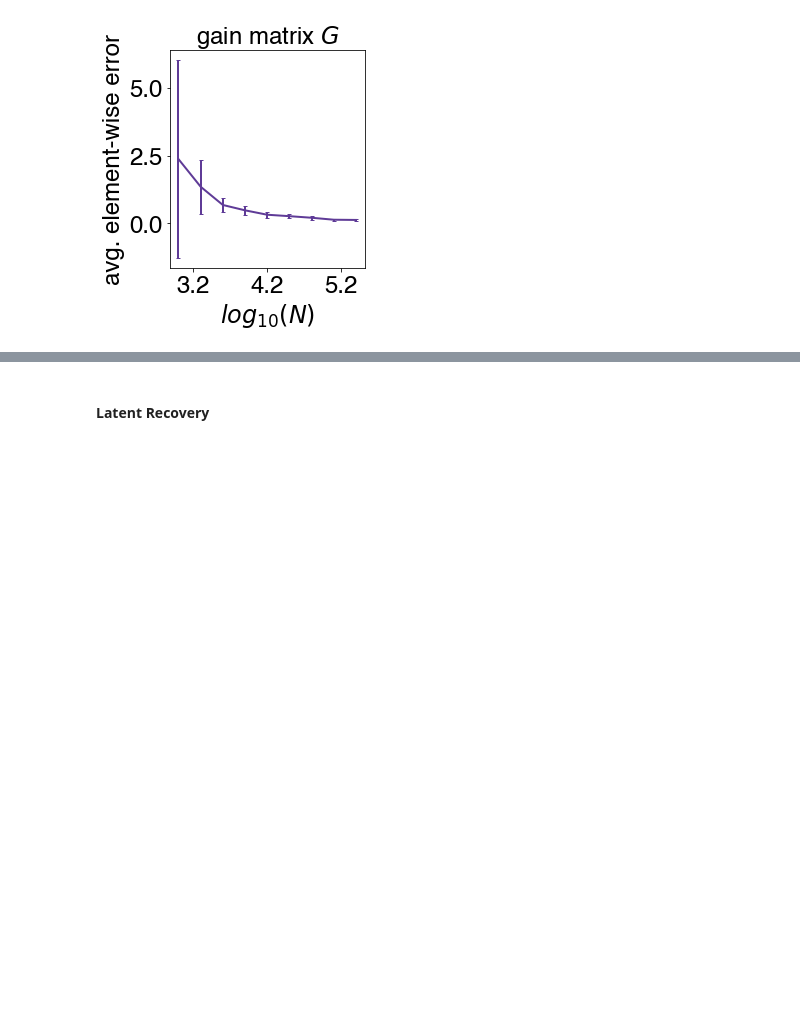
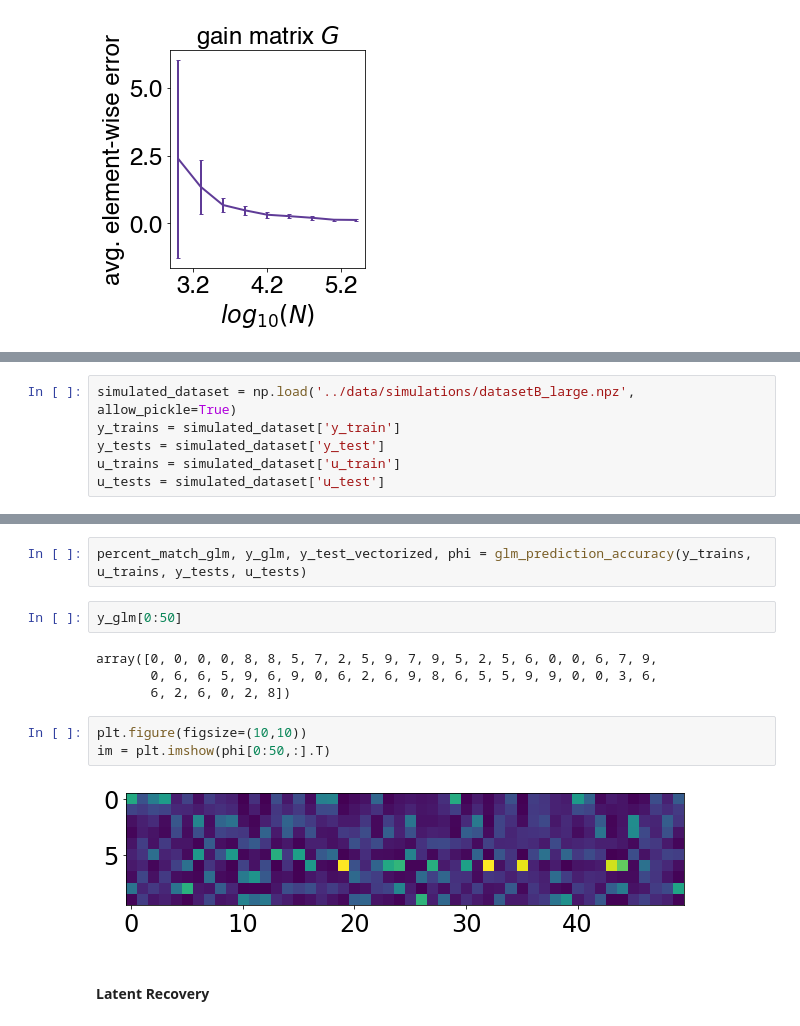
Before and after one commit to irisstone/bestLDS, a Jupyter notebook: figures/fig2.ipynb, the cells around one changed output, grey strips where cells are left out. Saved outputs shown, nothing was run; the diff lists cells and outputs as text; blank space fills up the shorter version.

Commit message:
minor updates to figure notebooks

```diff
--- a/figures/fig2.ipynb
+++ b/figures/fig2.ipynb
@@ -138,0 +145,6 @@ plt.savefig("saved_images/fig2i.pdf",transparent=True)
+# %%
+simulated_dataset = np.load('../data/simulations/datasetB_large.npz', allow_pickle=True)
+y_trains = simulated_dataset['y_train']
+y_tests = simulated_dataset['y_test']
+u_trains = simulated_dataset['u_train']
+u_tests = simulated_dataset['u_test']
@@ -139,3 +171,16 @@ plt.savefig("saved_images/fig2i.pdf",transparent=True)
+# %%
+percent_match_glm, y_glm, y_test_vectorized, phi = glm_prediction_accuracy(y_trains, u_trains, y_tests, u_tests)
+# %%
+y_glm[0:50]
+# %% [output]
+array([0, 0, 0, 0, 8, 8, 5, 7, 2, 5, 9, 7, 9, 5, 2, 5, 6, 0, 0, 6, 7, 9,
+       0, 6, 6, 5, 9, 6, 9, 0, 6, 2, 6, 9, 8, 6, 5, 5, 9, 9, 0, 0, 3, 6,
+       6, 2, 6, 0, 2, 8])
+# %%
+plt.figure(figsize=(10,10))
+im = plt.imshow(phi[0:50,:].T)
+# %% [output]
+[figure, added]
 # %% [markdown]
 #### Latent Recovery
 # %%
```
Also changed, not shown: parts of 3 cells of this notebook, 1 other file.
